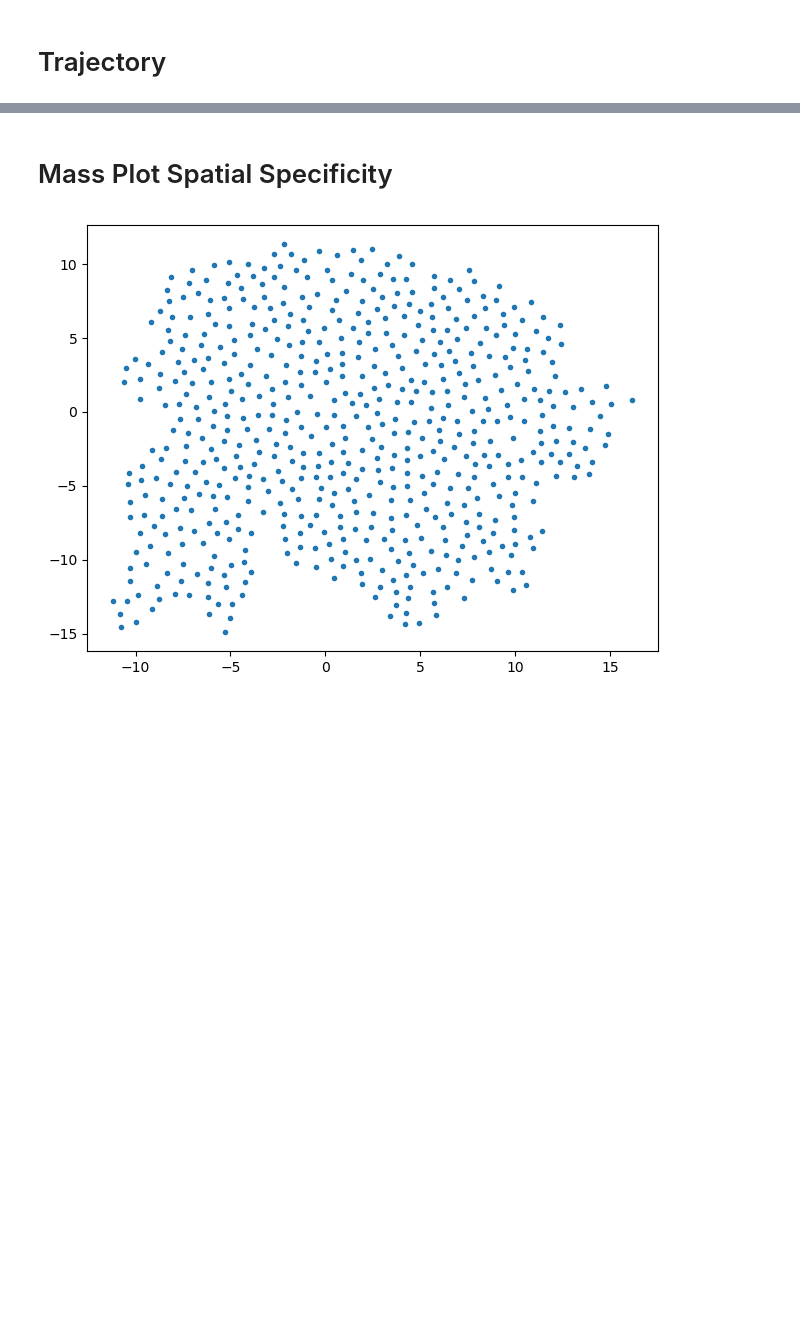
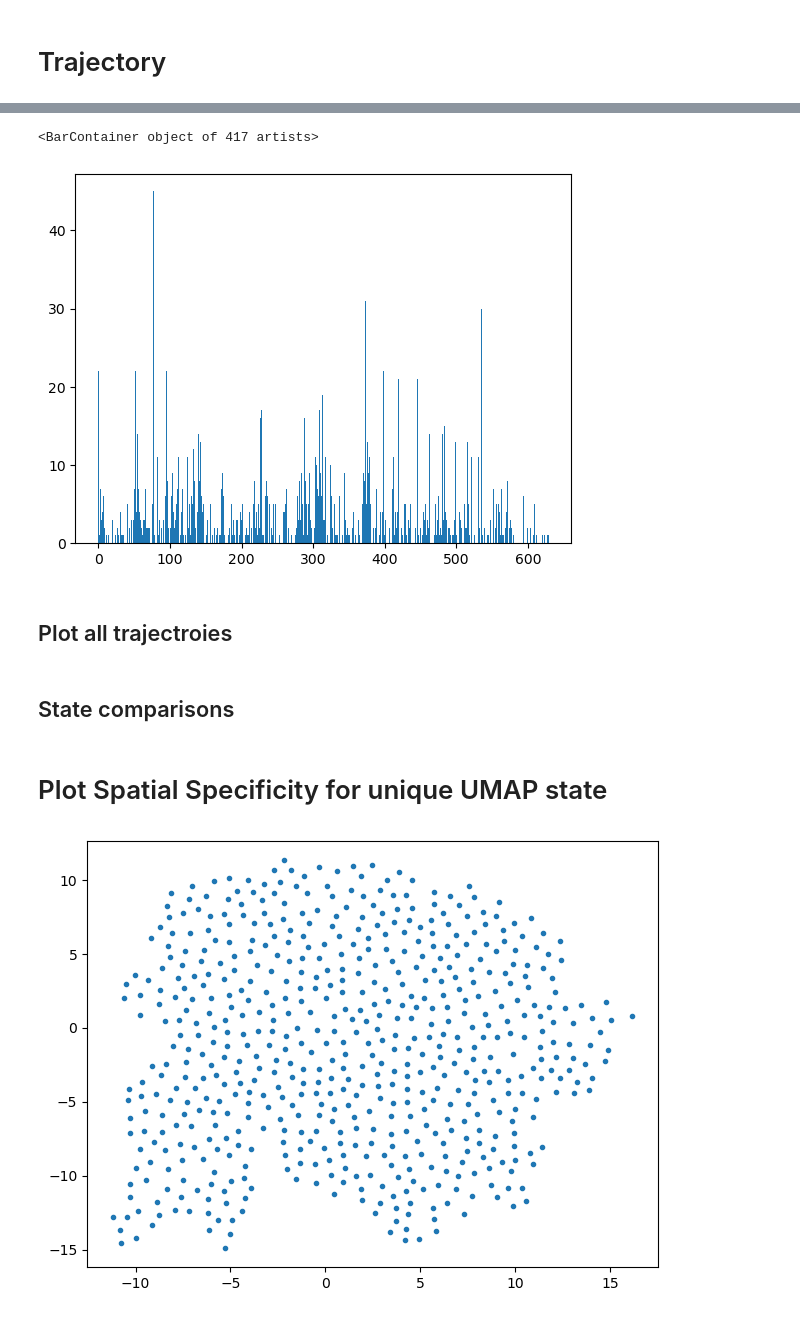
Before and after one commit to yyhhoi/HippoSLAM, a Jupyter notebook: controllers/hipposlam/StateMapper2.ipynb, the cells around one changed output, grey strips where cells are left out. Cells and saved outputs as stored; diff of their text form; code cells hidden in the pictures; blank space fills up the shorter version.

```diff
--- a/controllers/hipposlam/StateMapper2.ipynb
+++ b/controllers/hipposlam/StateMapper2.ipynb
@@ -111 +167,9 @@ trajdf = pd.DataFrame(data_dict)
+# %%
+unique_sids, sids_count = np.unique(sid, return_counts=True)
+plt.bar(unique_sids, sids_count, width=1)
+# %% [output]
+<BarContainer object of 417 artists>
+[figure, added]
+# %% [markdown]
+## Plot all trajectroies
 # %%
@@ -133,4 +198,6 @@ for win_epi in tqdm(win_epis):
     plt.close(fig)
 
     # break
+# %% [markdown]
+## State comparisons
 # %%
@@ -162,7 +230,7 @@ for unique_sid in tqdm(unique_sids):
     fig.savefig(join(save_dir, '%d.png'%(unique_sid)), dpi=200)
     plt.close(fig)
 # %% [markdown]
-# Mass Plot Spatial Specificity
+# Plot Spatial Specificity for unique UMAP state
 # %%
 keys = ['x', 'y', 'a', 't', 'sid', 'embedid']
 data_dict = {key: [] for key in keys}
```
Also changed, not shown: parts of 16 cells of this notebook, 2 other files.
